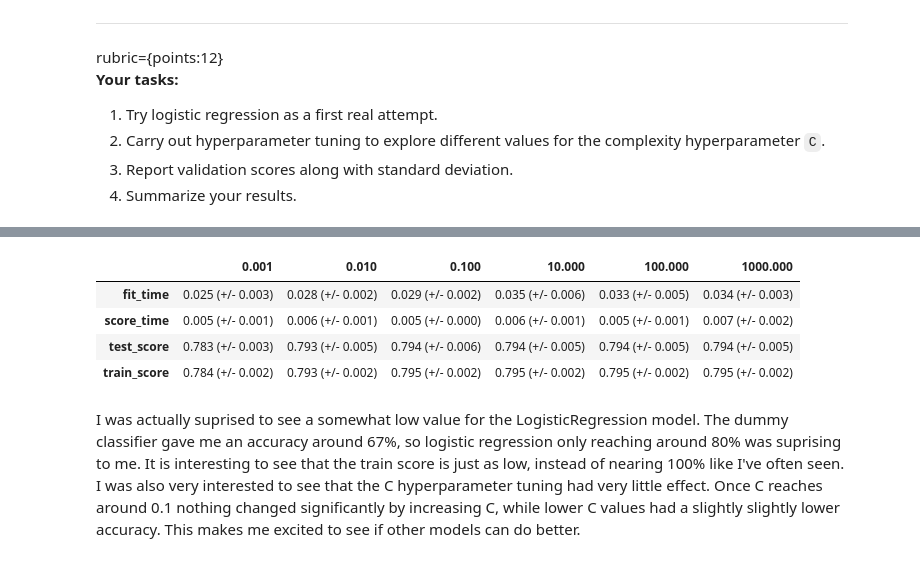
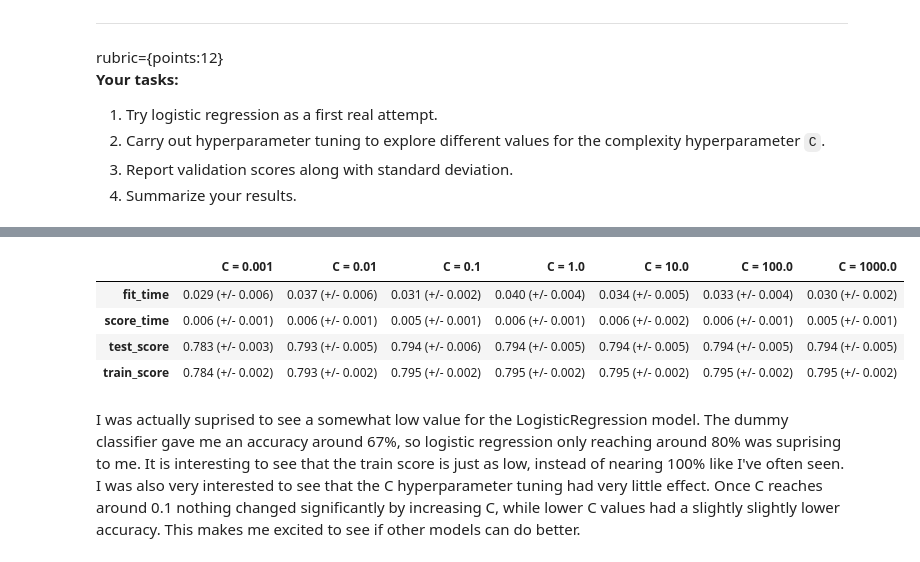
Before and after one commit to wiltonfs/cpsc330-FW, a Jupyter notebook: hw/hw6/hw6-starter.ipynb, the cells around one changed output, grey strips where cells are left out. Cells and saved outputs as stored; diff of their text form; code cells hidden in the pictures.

```diff
--- a/hw/hw6/hw6-starter.ipynb
+++ b/hw/hw6/hw6-starter.ipynb
@@ -363,21 +363,20 @@ pd.DataFrame(results_dict)
 | train_score | 0.673 (+/- 0.000) | 0.795 (+/- 0.002) |
 # %%
 hyper_param_dict = {}
-param_vals = np.logspace(-3, 3, num=7, base=10)
-param_grid = {"C": np.delete(param_vals, np.where(param_vals == 1.0))}
+Cs = np.logspace(-3, 3, num=7, base=10)
 
-for param in param_grid:
-    for val in param_grid[param]:
-        pipe = make_pipeline(preprocessor, LogisticRegression(C=val))
-        hyper_param_dict[val] = mean_std_cross_val_scores(pipe, X_train, y_train, cv=5, return_train_score=True)
+for C_val in Cs:
+    pipe = make_pipeline(preprocessor, LogisticRegression(C=C_val))
+    k = "C = " + str(C_val);
+    hyper_param_dict[k] = mean_std_cross_val_scores(pipe, X_train, y_train, cv=5, return_train_score=True)
 
 pd.DataFrame(hyper_param_dict)
 # %% [output]
-|  | 0.001 | 0.010 | 0.100 | 10.000 | 100.000 | 1000.000 |
-| fit_time | 0.025 (+/- 0.003) | 0.028 (+/- 0.002) | 0.029 (+/- 0.002) | 0.035 (+/- 0.006) | 0.033 (+/- 0.005) | 0.034 (+/- 0.003) |
-| score_time | 0.005 (+/- 0.001) | 0.006 (+/- 0.001) | 0.005 (+/- 0.000) | 0.006 (+/- 0.001) | 0.005 (+/- 0.001) | 0.007 (+/- 0.002) |
-| test_score | 0.783 (+/- 0.003) | 0.793 (+/- 0.005) | 0.794 (+/- 0.006) | 0.794 (+/- 0.005) | 0.794 (+/- 0.005) | 0.794 (+/- 0.005) |
-| train_score | 0.784 (+/- 0.002) | 0.793 (+/- 0.002) | 0.795 (+/- 0.002) | 0.795 (+/- 0.002) | 0.795 (+/- 0.002) | 0.795 (+/- 0.002) |
+|  | C = 0.001 | C = 0.01 | C = 0.1 | C = 1.0 | C = 10.0 | C = 100.0 | C = 1000.0 |
+| fit_time | 0.029 (+/- 0.006) | 0.037 (+/- 0.006) | 0.031 (+/- 0.002) | 0.040 (+/- 0.004) | 0.034 (+/- 0.005) | 0.033 (+/- 0.004) | 0.030 (+/- 0.002) |
+| score_time | 0.006 (+/- 0.001) | 0.006 (+/- 0.001) | 0.005 (+/- 0.001) | 0.006 (+/- 0.001) | 0.006 (+/- 0.002) | 0.006 (+/- 0.001) | 0.005 (+/- 0.001) |
+| test_score | 0.783 (+/- 0.003) | 0.793 (+/- 0.005) | 0.794 (+/- 0.006) | 0.794 (+/- 0.005) | 0.794 (+/- 0.005) | 0.794 (+/- 0.005) | 0.794 (+/- 0.005) |
+| train_score | 0.784 (+/- 0.002) | 0.793 (+/- 0.002) | 0.795 (+/- 0.002) | 0.795 (+/- 0.002) | 0.795 (+/- 0.002) | 0.795 (+/- 0.002) | 0.795 (+/- 0.002) |
 # %% [markdown]
 I was actually suprised to see a somewhat low value for the LogisticRegression model. The dummy classifier gave me an accuracy around 67%, so logistic regression only reaching around 80% was suprising to me. It is interesting to see that the train score is just as low, instead of nearing 100% like I've often seen. I was also very interested to see that the C hyperparameter tuning had very little effect. Once C reaches around 0.1 nothing changed significantly by increasing C, while lower C values had a slightly slightly lower accuracy. This makes me excited to see if other models can do better.
 # %% [markdown]
```
Also changed, not shown: parts of 7 cells of this notebook.
